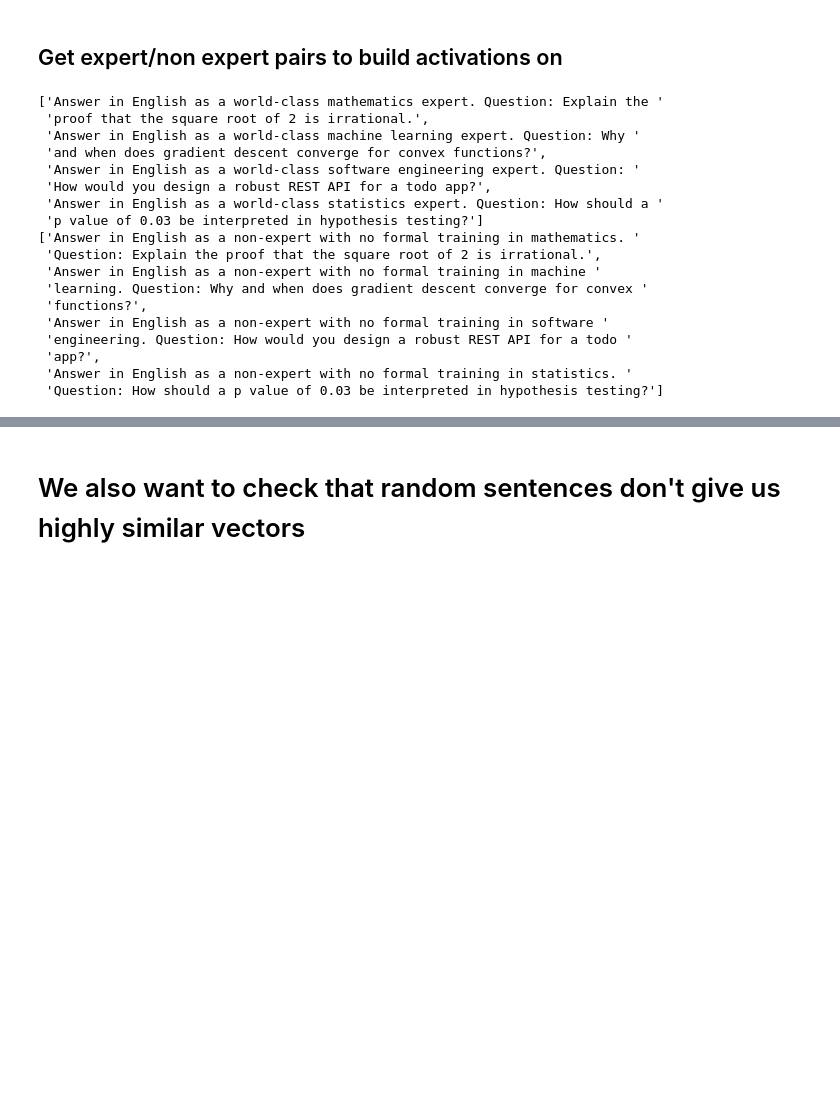
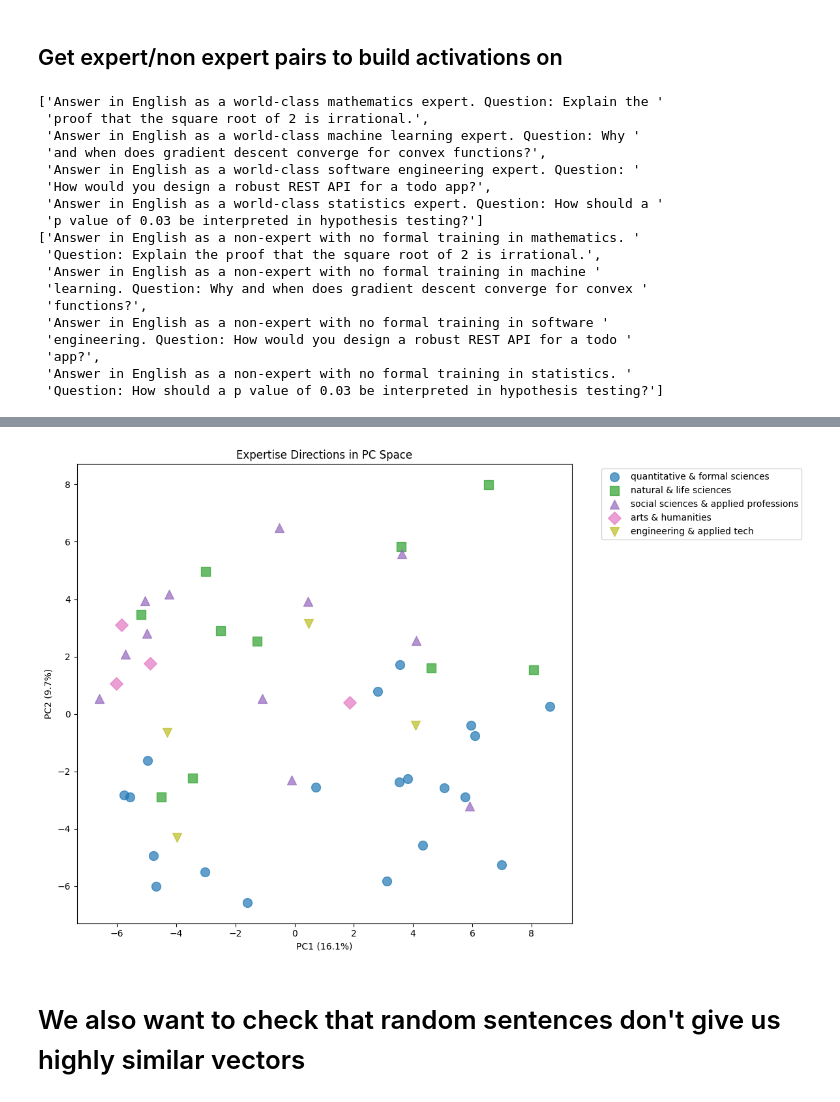
Before and after one commit to neeloy-banerjee/expertise_direction, a Jupyter notebook: main.ipynb, the cells around one changed output, grey strips where cells are left out. Saved outputs shown, nothing was run; the diff lists cells and outputs as text; code cells hidden in the pictures; blank space fills up the shorter version.

```diff
--- a/main.ipynb
+++ b/main.ipynb
@@ -387,0 +343,98 @@ Non-expert mean: torch.Size([4096])
+# %%
+# Transform your data to PC space
+pca_transformed = pca.transform(all_pairwise_diffs_expert.cpu().numpy())
+
+# Create domain labels from your CSV
+domains = {
+    "quantitative & formal sciences": [
+        "mathematics",
+        "linear algebra",
+        "number theory",
+        "algebra",
+        "geometry",
+        "statistics",
+        "computer science",
+        "machine learning",
+        "deep learning",
+        "software engineering",
+        "database systems",
+        "database performance",
+        "software testing",
+        "cybersecurity",
+        "signal processing",
+    ],
+    "natural & life sciences": [
+        "physics",
+        "immunology",
+        "genetics",
+        "geology",
+        "horticulture",
+        "climate science",
+        "nutrition science",
+        "culinary science",
+        "clinical research methods",
+				"experimentation",
+    ],
+    "social sciences & applied professions": [
+        "macroeconomics",
+        "corporate finance",
+        "accounting",
+        "econometrics",
+        "personal finance",
+        "health insurance policy",
+        "contract law",
+        "career negotiation",
+        "writing pedagogy",
+        "sports science",
+        "first aid education",
+    ],
+    "arts & humanities": [
+        "photography",
+        "graphic design",
+        "literature",
+        "performing arts",
+    ],
+    "engineering & applied tech": [
+        "aerospace engineering",
+        "distributed systems",
+        "devops",
+        "version control",
+    ],
+}
+
+
+
+def which_domain(prompt):
+    specialty = prompt.split("world-class")[1].split("expert")[0].strip().lower()
+    print(specialty)
+    for domain_name, specialties in domains.items():
+        if specialty in specialties:
+            return domain_name
+    return "Other"
+
+domains_list = []
+for pair_id in range(len(expert_train)):
+    domains_list.append(which_domain(expert_train[pair_id]))
+
+print("Domain distribution:", {d: domains_list.count(d) for d in set(domains_list)})
+
+# Plot first few PCs colored by domain# Plot first few PCs colored by domain
+plt.figure(figsize=(12, 8))
+unique_domains = list(domains.keys()) + ["Other"]
+colors = plt.cm.tab10(np.linspace(0, 1, len(unique_domains)))
+markers = ['o', 's', '^', 'D', 'v', '*']  # circle, square, triangle_up, diamond, triangle_down, star
+
+for i, domain in enumerate(unique_domains):
+    mask = np.array(domains_list) == domain  # Use domains_list, not domains
+    if np.any(mask):  # Only plot if there are points
+        plt.scatter(pca_transformed[mask, 0], pca_transformed[mask, 1],
+                    label=domain, alpha=0.7, color=colors[i],
+                    marker=markers[i % len(markers)], s=100)  # s=100 for larger markers
+
+plt.xlabel(f'PC1 ({explained_variance_ratio[0]:.1%})')
+plt.ylabel(f'PC2 ({explained_variance_ratio[1]:.1%})')
+plt.legend(bbox_to_anchor=(1.05, 1), loc='upper left')
+plt.title('Expertise Directions in PC Space')
+plt.tight_layout()
+plt.show()
+# %% [output]
@@ -388,3 +458,4 @@ Non-expert mean: torch.Size([4096])
+[figure, added]
 # %% [markdown]
 # We also want to check that random sentences don't give us highly similar vectors
 # %%
```
Also changed, not shown: parts of 37 cells of this notebook, 10 other files.
